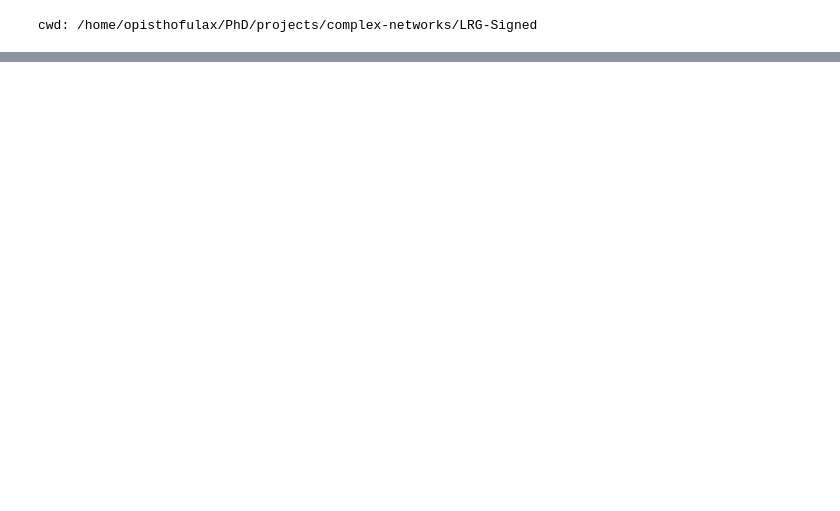
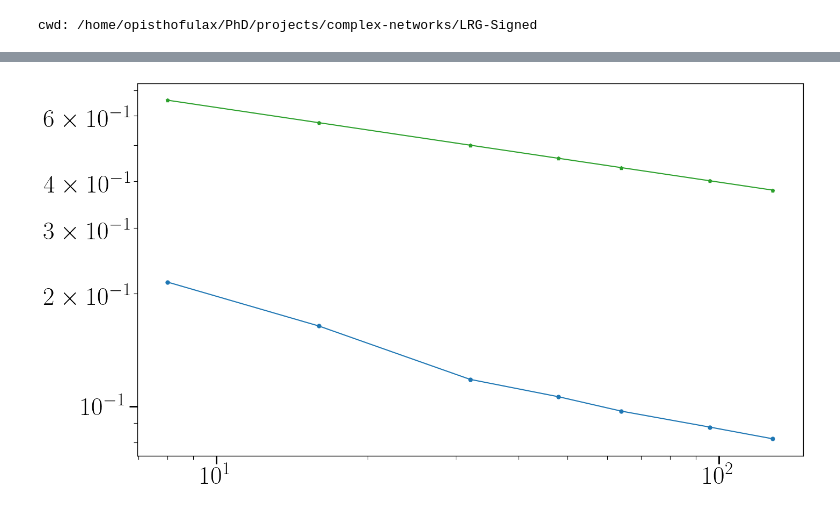
Before and after one commit to giulioiannelli/lrgsglib-public, a Jupyter notebook: ipynb/suppfig04_phtra.ipynb, the cells around one changed output, grey strips where cells are left out. Drawn from its saved outputs; the diff is of its cells as text; code cells hidden in the pictures; blank space fills up the shorter version.

```diff
--- a/ipynb/suppfig04_phtra.ipynb
+++ b/ipynb/suppfig04_phtra.ipynb
@@ -88,0 +89,7 @@ array([0.     , 0.00354, 0.00707, 0.0106 , 0.0141 , 0.0177 , 0.0212 ,
+# %%
+plt.plot(sides, [0.215, 0.164, 0.118, 0.106, 0.097, 0.0879, 0.0818])
+plt.plot(sides, np.array(sides).astype(float)**(-1/5))
+plt.xscale('log')
+plt.yscale('log')
+# %% [output]
+[figure, added]
```
Also changed, not shown: parts of 4 cells of this notebook, 3 other files.
